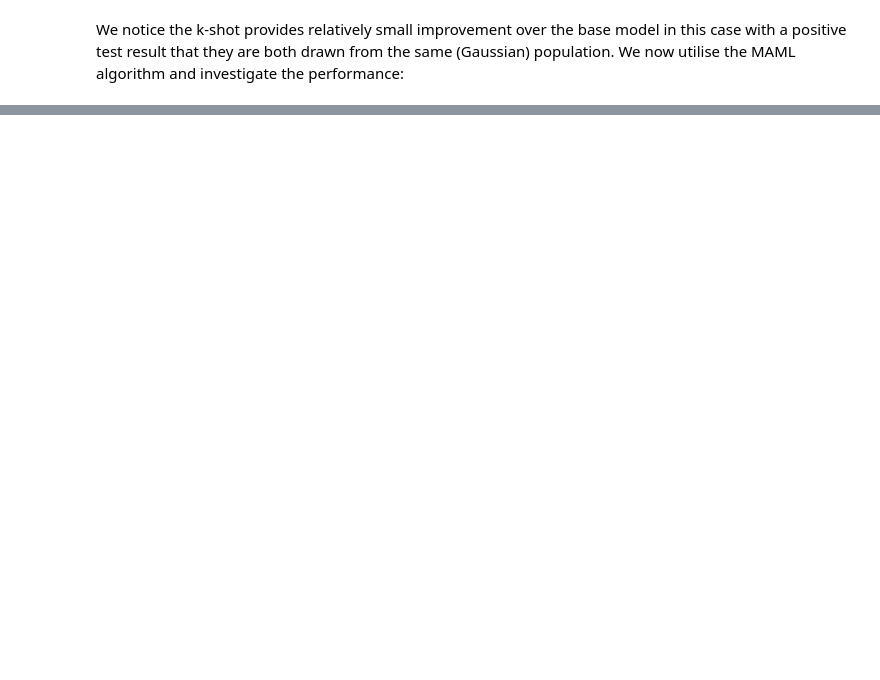
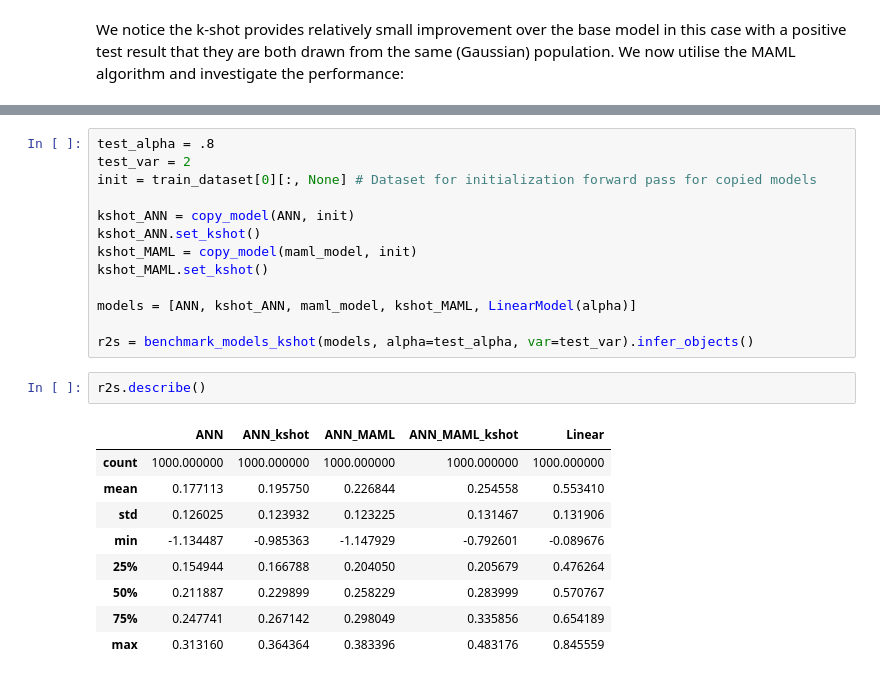
Before and after one commit to jase-clarkson/micro_2, a Jupyter notebook: AR_1_MAML.ipynb, the cells around one changed output, grey strips where cells are left out. Cells and saved outputs as stored; diff of their text form; blank space fills up the shorter version.

```diff
--- a/AR_1_MAML.ipynb
+++ b/AR_1_MAML.ipynb
@@ -284,0 +371,25 @@ We notice the k-shot provides relatively small improvement over the base model i
+# %%
+test_alpha = .8
+test_var = 2
+init = train_dataset[0][:, None] # Dataset for initialization forward pass for copied models
+
+kshot_ANN = copy_model(ANN, init)
+kshot_ANN.set_kshot()
+kshot_MAML = copy_model(maml_model, init)
+kshot_MAML.set_kshot()
+
+models = [ANN, kshot_ANN, maml_model, kshot_MAML, LinearModel(alpha)]
+
+r2s = benchmark_models_kshot(models, alpha=test_alpha, var=test_var).infer_objects()
+# %%
+r2s.describe()
+# %% [output]
+|  | ANN | ANN_kshot | ANN_MAML | ANN_MAML_kshot | Linear |
+| count | 1000.000000 | 1000.000000 | 1000.000000 | 1000.000000 | 1000.000000 |
+| mean | 0.177113 | 0.195750 | 0.226844 | 0.254558 | 0.553410 |
+| std | 0.126025 | 0.123932 | 0.123225 | 0.131467 | 0.131906 |
+| min | -1.134487 | -0.985363 | -1.147929 | -0.792601 | -0.089676 |
+| 25% | 0.154944 | 0.166788 | 0.204050 | 0.205679 | 0.476264 |
+| 50% | 0.211887 | 0.229899 | 0.258229 | 0.283999 | 0.570767 |
+| 75% | 0.247741 | 0.267142 | 0.298049 | 0.335856 | 0.654189 |
+| max | 0.313160 | 0.364364 | 0.383396 | 0.483176 | 0.845559 |
```
Also changed, not shown: parts of 8 cells of this notebook.
